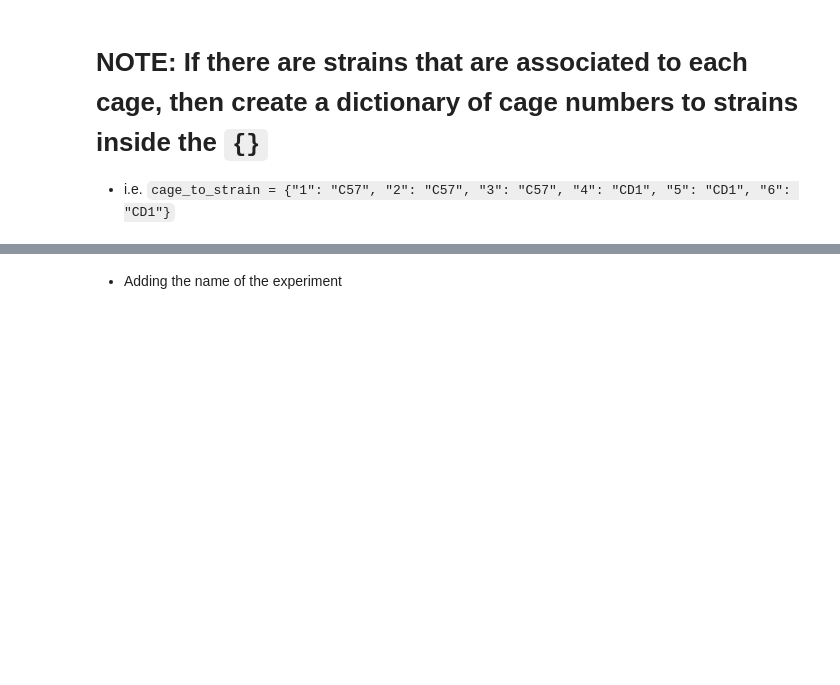
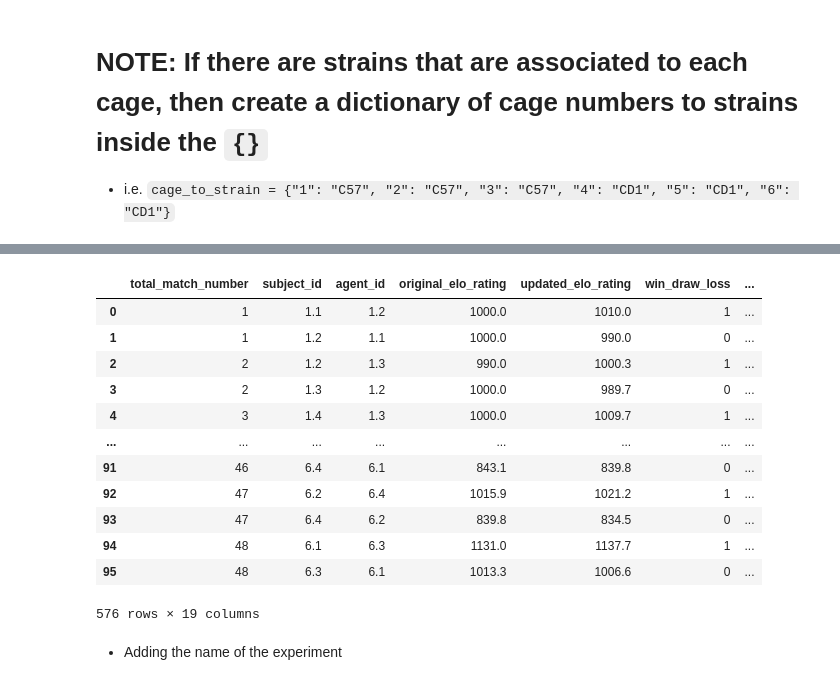
Before and after one commit to padillacoreanolab/social_competiton_elo_rating, a Jupyter notebook: jupyter_notebooks/tube_test_processing.ipynb, the cells around one changed output, grey strips where cells are left out. Cells and saved outputs as stored; diff of their text form; code cells hidden in the pictures; blank space fills up the shorter version.

```diff
--- a/jupyter_notebooks/tube_test_processing.ipynb
+++ b/jupyter_notebooks/tube_test_processing.ipynb
@@ -797,3 +906,19 @@ cage_to_strain = {"1": "C57", "2": "C57", "3": "C57", "4": "CD1", "5": "CD1", "6
+# %%
+all_sheet_elo_scord_dataframe_combined
+# %% [output]
+|  | total_match_number | subject_id | agent_id | original_elo_rating | updated_elo_rating | win_draw_loss | ... |
+| 0 | 1 | 1.1 | 1.2 | 1000.0 | 1010.0 | 1 | ... |
+| 1 | 1 | 1.2 | 1.1 | 1000.0 | 990.0 | 0 | ... |
+| 2 | 2 | 1.2 | 1.3 | 990.0 | 1000.3 | 1 | ... |
+| 3 | 2 | 1.3 | 1.2 | 1000.0 | 989.7 | 0 | ... |
+| 4 | 3 | 1.4 | 1.3 | 1000.0 | 1009.7 | 1 | ... |
+| ... | ... | ... | ... | ... | ... | ... | ... |
+| 91 | 46 | 6.4 | 6.1 | 843.1 | 839.8 | 0 | ... |
+| 92 | 47 | 6.2 | 6.4 | 1015.9 | 1021.2 | 1 | ... |
+| 93 | 47 | 6.4 | 6.2 | 839.8 | 834.5 | 0 | ... |
+| 94 | 48 | 6.1 | 6.3 | 1131.0 | 1137.7 | 1 | ... |
+| 95 | 48 | 6.3 | 6.1 | 1013.3 | 1006.6 | 0 | ... |
+576 rows × 19 columns
 # %%
 if cage_to_strain:
     all_sheet_elo_scord_dataframe_combined["strain"] = all_sheet_elo_scord_dataframe_combined["processed_cage_number"].map(cage_to_strain)
```
Also changed, not shown: parts of 44 cells of this notebook.
